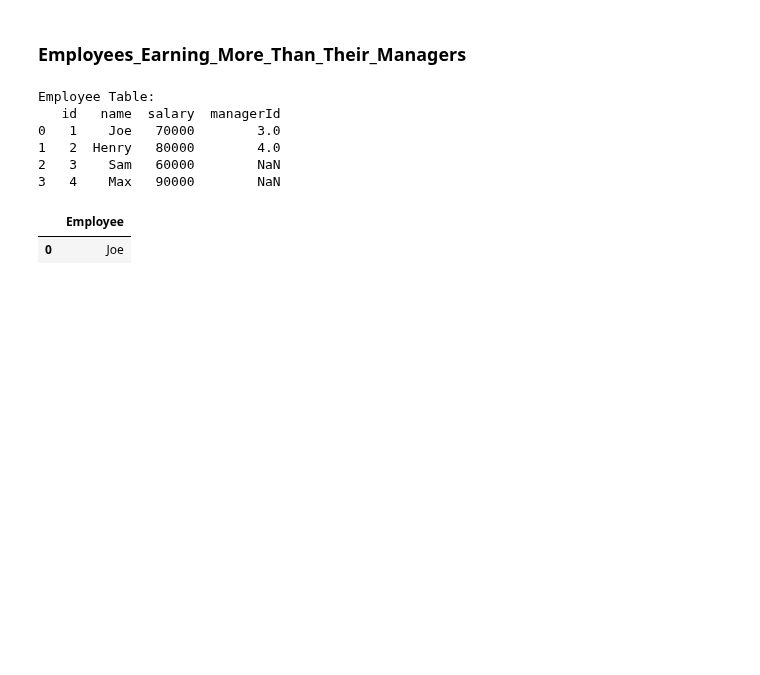
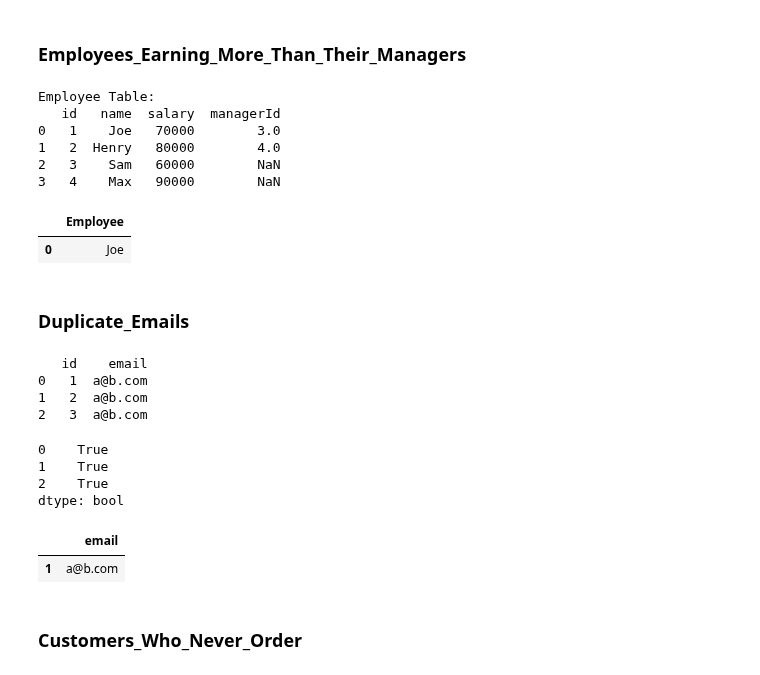
Before and after one commit to MohammadGhanaym/Python-Leetcode, a Jupyter notebook: Python - Leetcode.ipynb, the cells around one changed output. Drawn from its saved outputs; the diff is of its cells as text; code cells hidden in the pictures; blank space fills up the shorter version.

```diff
--- a/Python - Leetcode.ipynb
+++ b/Python - Leetcode.ipynb
@@ -1258,0 +1247,37 @@ find_employees(employee_df)
+# %% [markdown]
+<a id='Duplicate_Emails'></a>
+### Duplicate_Emails
+# %%
+import pandas as pd
+
+# Create the DataFrame
+data = {
+    'id': [1, 2, 3],
+    'email': ['a@b.com', 'a@b.com', 'a@b.com']
+}
+
+df = pd.DataFrame(data)
+print(df)
+# %% [output]
+   id    email
+0   1  a@b.com
+1   2  a@b.com
+2   3  a@b.com
+# %%
+df.duplicated(subset='email', keep=False)
+# %% [output]
+0    True
+1    True
+2    True
+dtype: bool
+# %%
+def duplicate_emails(person: pd.DataFrame) -> pd.DataFrame:
+    return person[person.duplicated(subset='email')][['email']].drop_duplicates()
+# %%
+duplicate_emails(df)
+# %% [output]
+|  | email |
+| 1 | a@b.com |
+# %% [markdown]
+<a id='Customers_Who_Never_Order'></a>
+### Customers_Who_Never_Order
```
Also changed, not shown: parts of 11 cells of this notebook, 4 other files.
